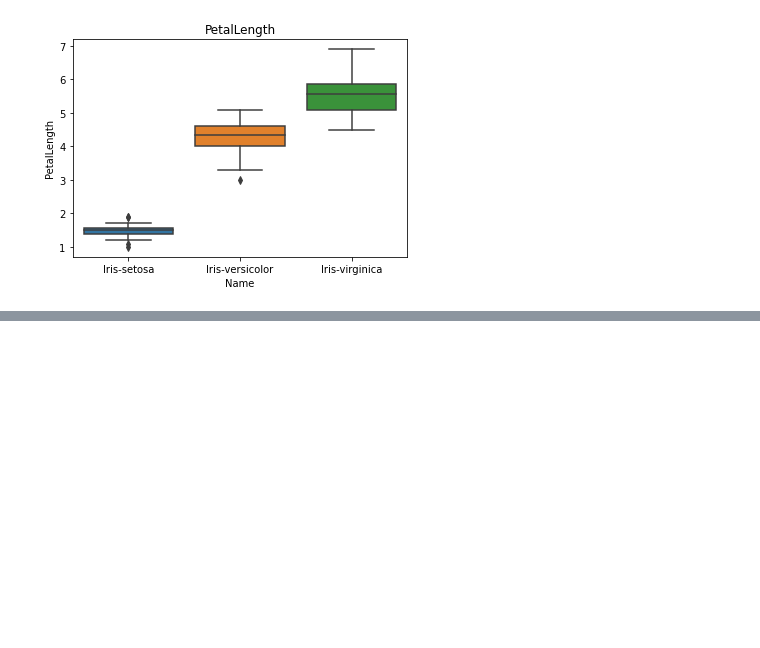
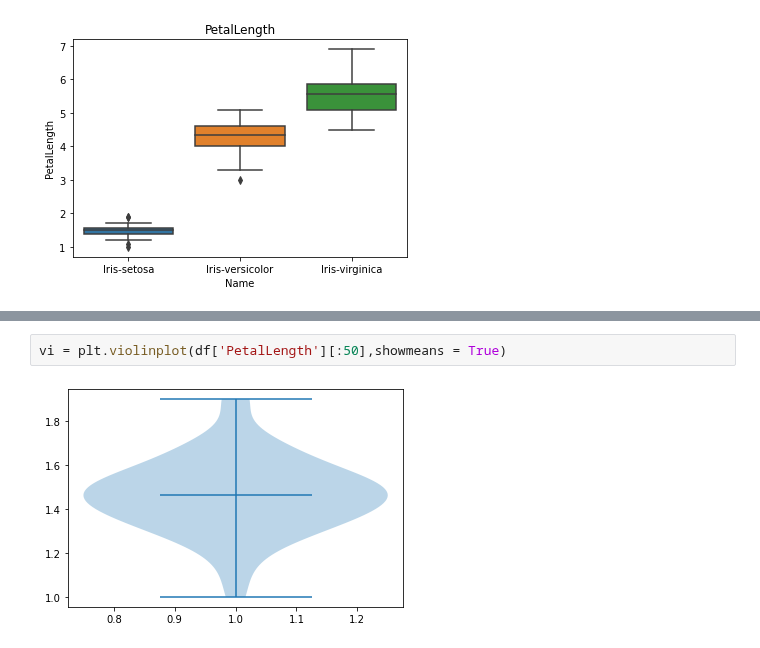
Before and after one commit to kittimaxz/data_viz_2022, a Jupyter notebook: DataViz02_Data_Distribution.ipynb, the cells around one changed output, grey strips where cells are left out. Drawn from its saved outputs; the diff is of its cells as text; blank space fills up the shorter version.

```diff
--- a/DataViz02_Data_Distribution.ipynb
+++ b/DataViz02_Data_Distribution.ipynb
@@ -335,0 +405,4 @@ plt.title('PetalLength'); # กำหนดชื่อเป็น PetalLength
+# %%
+vi = plt.violinplot(df['PetalLength'][:50],showmeans = True)
+# %% [output]
+[figure, added]
```
Also changed, not shown: parts of 13 cells of this notebook.
